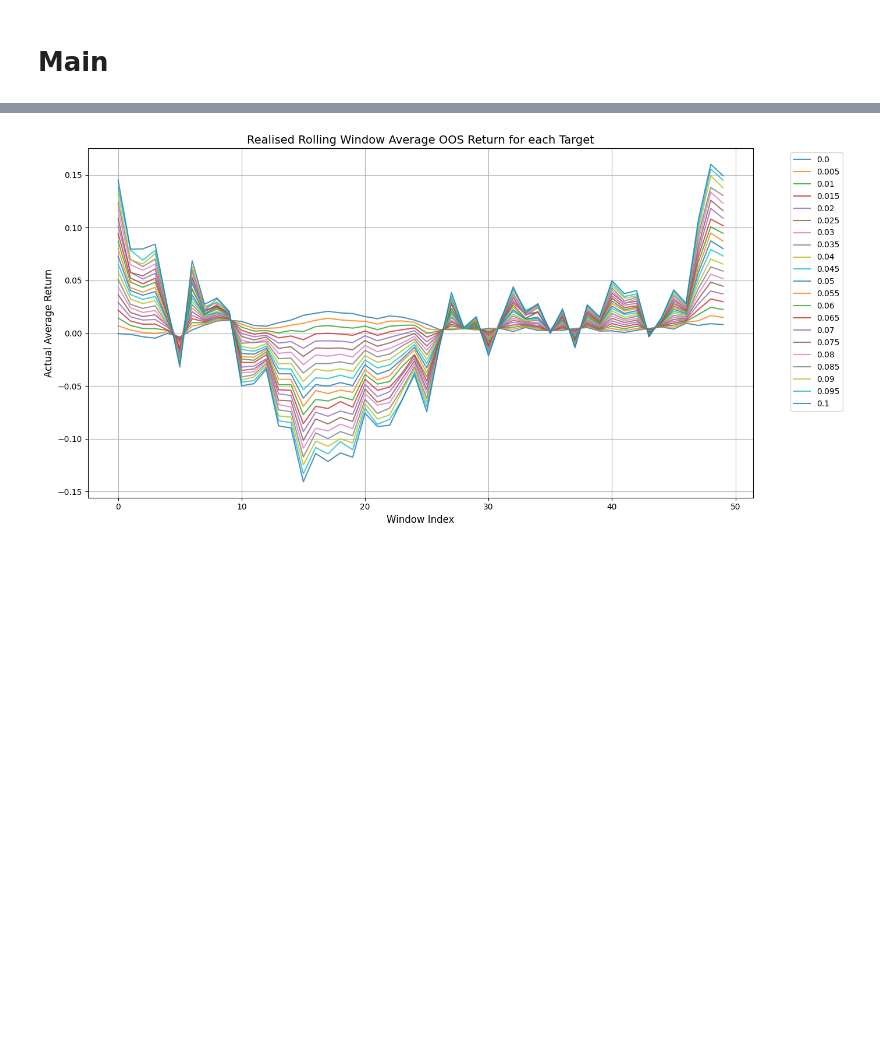
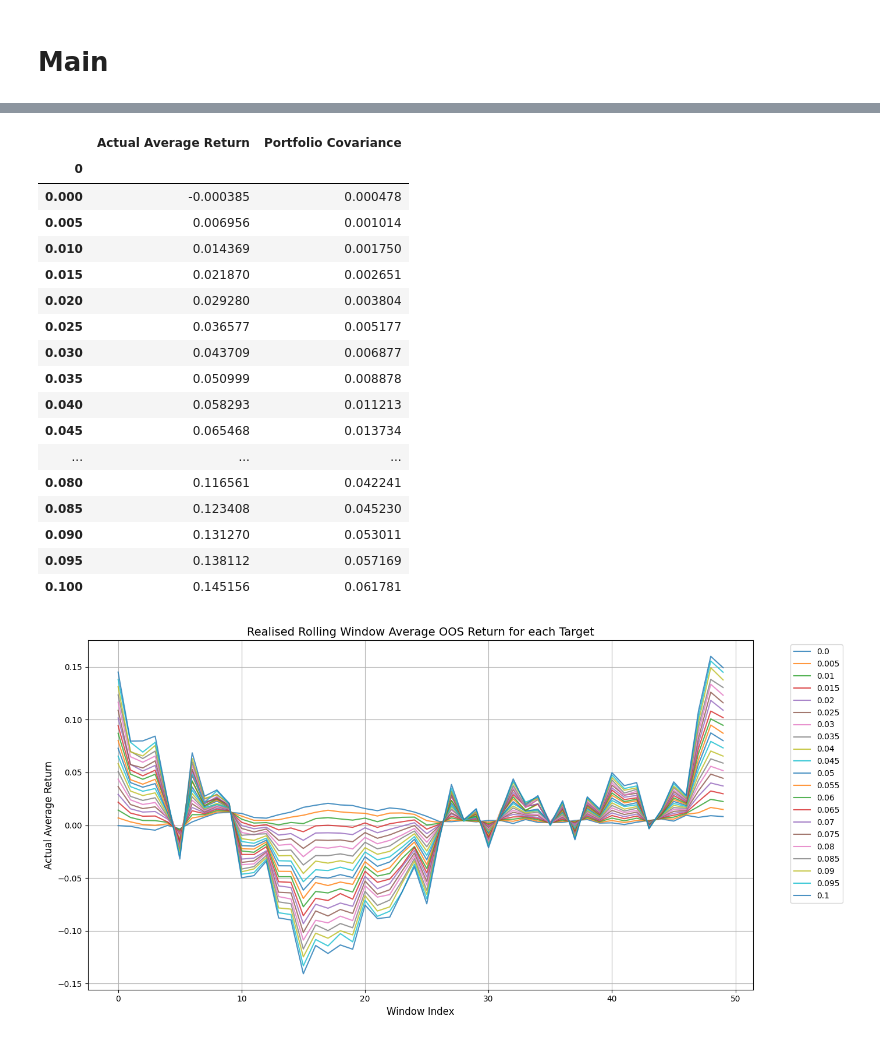
Before and after one commit to ep4518/CFcrsw, a Jupyter notebook: data/PortfolioOptimisation.ipynb, the cells around one changed output, grey strips where cells are left out. Cells and saved outputs as stored; diff of their text form; code cells hidden in the pictures; blank space fills up the shorter version.

```diff
--- a/data/PortfolioOptimisation.ipynb
+++ b/data/PortfolioOptimisation.ipynb
@@ -135,6 +140,27 @@ for index, (back_test_data, weights_data) in cpp_results.iterrows():
         cpp_results_dict[index] = (back_test_df, weights_df)
     except Exception as e:
         print(f"Error processing index {index}: {e}")
+# %%
+cpp_results_dict[0][0]
+# %% [output]
+|  | Actual Average Return | Portfolio Covariance |
+| 0 |  |  |
+| 0.000 | -0.000385 | 0.000478 |
+| 0.005 | 0.006956 | 0.001014 |
+| 0.010 | 0.014369 | 0.001750 |
+| 0.015 | 0.021870 | 0.002651 |
+| 0.020 | 0.029280 | 0.003804 |
+| 0.025 | 0.036577 | 0.005177 |
+| 0.030 | 0.043709 | 0.006877 |
+| 0.035 | 0.050999 | 0.008878 |
+| 0.040 | 0.058293 | 0.011213 |
+| 0.045 | 0.065468 | 0.013734 |
+| ... | ... | ... |
+| 0.080 | 0.116561 | 0.042241 |
+| 0.085 | 0.123408 | 0.045230 |
+| 0.090 | 0.131270 | 0.053011 |
+| 0.095 | 0.138112 | 0.057169 |
+| 0.100 | 0.145156 | 0.061781 |
 # %%
 def plt1(x=cpp_results_dict):
     plot_data = {key: [] for key in np.linspace(0, 0.1, 21)}
```
Also changed, not shown: parts of 5 cells of this notebook, 27 other files.
